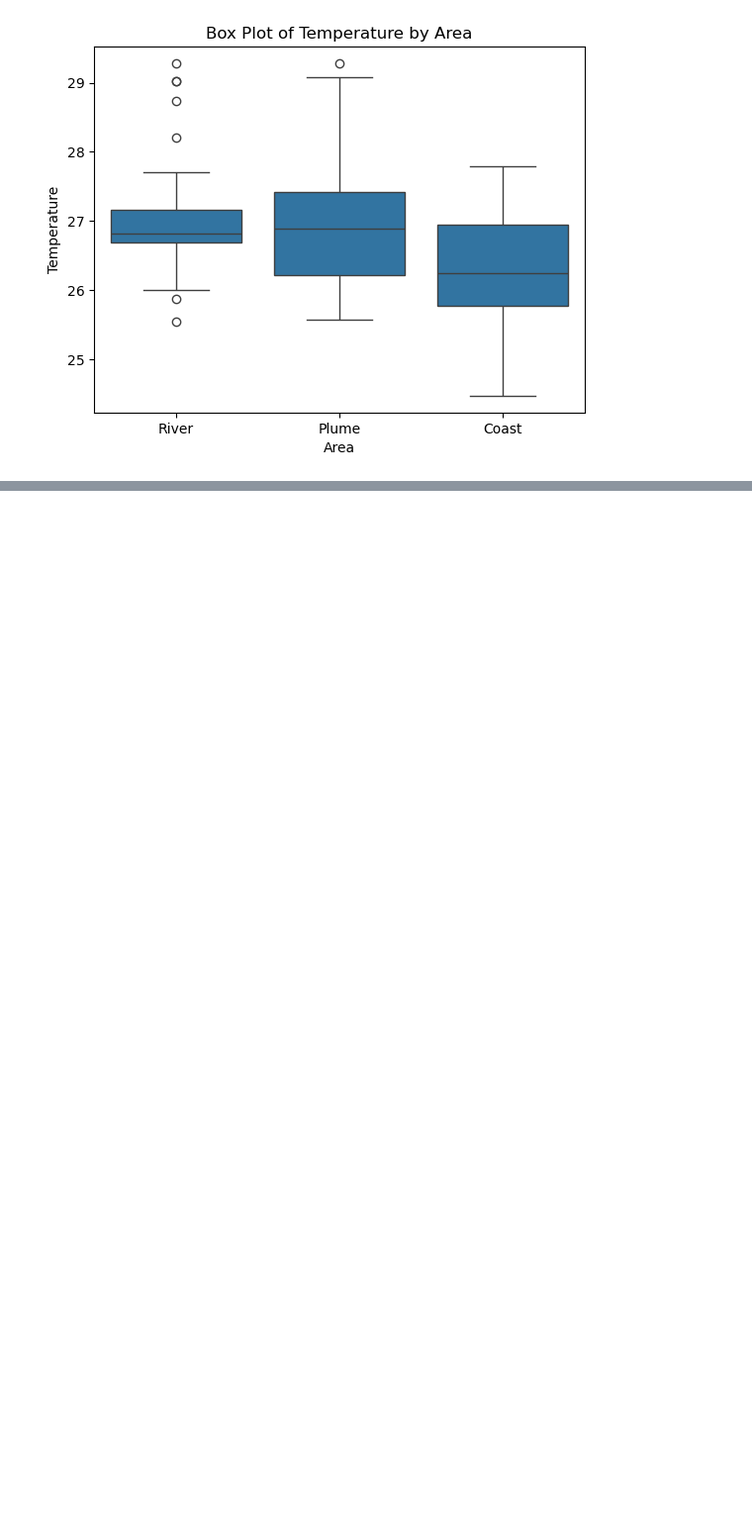
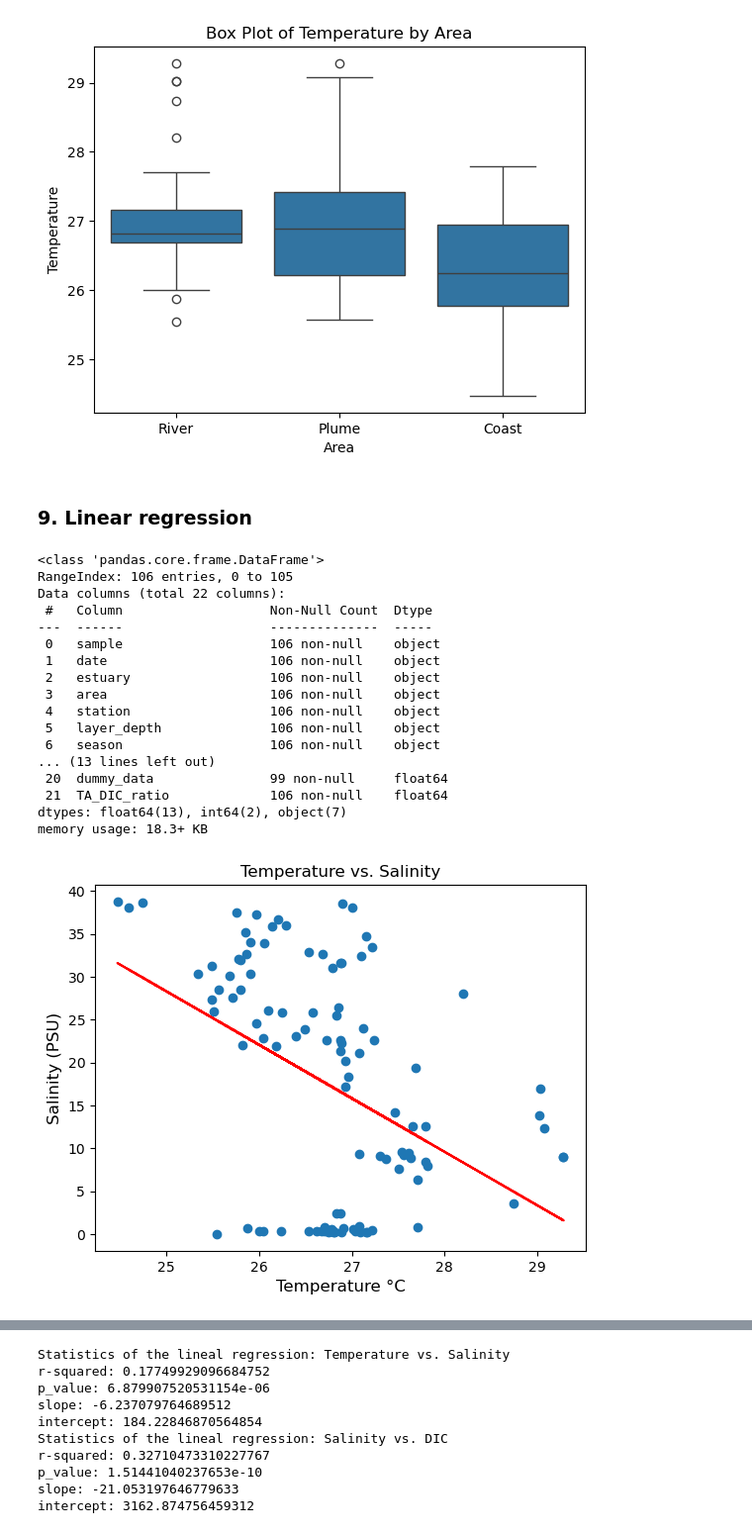
Before and after one commit to Juan-git-fciencias/modelado-ecologico, a Jupyter notebook: Mi script_Juan_Reyes.ipynb, the cells around one changed output, grey strips where cells are left out. Shown at 99% size. Saved outputs shown, nothing was run; the diff lists cells and outputs as text; code cells hidden in the pictures; blank space fills up the shorter version.

Commit message:
Regresion lineal

```diff
--- a/Mi script_Juan_Reyes.ipynb
+++ b/Mi script_Juan_Reyes.ipynb
@@ -381,3 +382,73 @@ p value = 0.021283535690208223
 The difference between groups is statistically significant.
 [figure]
 [figure]
+# %% [markdown]
+### 9. Linear regression
+# %%
+df.info()
+# Get variables for the regression
+x1 = df["temp_c"]
+y1 = df["sal_psu"]
+x2 = df["sal_psu"]
+y2 = df["dic_micromol_kg"]
+
+# Create plot Temperature vs. Salinity
+plt.scatter(x1,y1, label="Temperature vs. Salinity")
+# Add labels and title
+plt.xlabel('Temperature °C', fontsize = 12)
+plt.ylabel('Salinity (PSU)', fontsize = 12)
+plt.title("Temperature vs. Salinity")
+
+# Calculate the linear regression line
+slope1, intercept1, r_value1, p_value1, std_err1 = stats.linregress(x1, y1)
+
+# Plot linear regression
+plt.plot(x1, intercept1 + slope1*x1, 'r', label='fitted line')
+
+plt.show()
+
+# Create plot Salinity vs. DIC
+plt.scatter(x2,y2, label="Salinity vs. DIC")
+# Add labels and title
+plt.xlabel('Salinity (PSU)', fontsize = 12)
+plt.ylabel('DIC($\mu mol  \; kg^{-1}$)', fontsize = 12)
+plt.title("Salinity vs. DIC")
+
+# Calculate the linear regression line
+slope2, intercept2, r_value2, p_value2, std_err2 = stats.linregress(x2, y2)
+
+# Plot linear regression
+plt.plot(x2, intercept2 + slope2*x2, 'r', label='fitted line')
+
+plt.show()
+
+# Print statistics
+print("Statistics of the lineal regression: Temperature vs. Salinity")
+print("r-squared:", r_value1**2)
+print("p_value:", p_value1)
+print("slope:", slope1)
+print("intercept:", intercept1)
+print("Statistics of the lineal regression: Salinity vs. DIC")
+print("r-squared:", r_value2**2)
+print("p_value:", p_value2)
+print("slope:", slope2)
+print("intercept:", intercept2)
+# %% [output]
+<class 'pandas.core.frame.DataFrame'>
+RangeIndex: 106 entries, 0 to 105
+Data columns (total 22 columns):
+ #   Column                   Non-Null Count  Dtype
+---  ------                   --------------  -----
+ 0   sample                   106 non-null    object
+ 1   date                     106 non-null    object
+ 2   estuary                  106 non-null    object
+ 3   area                     106 non-null    object
+ 4   station                  106 non-null    object
+ 5   layer_depth              106 non-null    object
+ 6   season                   106 non-null    object
+... (13 lines left out)
+ 20  dummy_data               99 non-null     float64
+ 21  TA_DIC_ratio             106 non-null    float64
+dtypes: float64(13), int64(2), object(7)
+memory usage: 18.3+ KB
+[figure, added]
@@ -383,0 +456,10 @@ The difference between groups is statistically significant.
+Statistics of the lineal regression: Temperature vs. Salinity
+r-squared: 0.17749929096684752
+p_value: 6.879907520531154e-06
+slope: -6.237079764689512
+intercept: 184.22846870564854
+Statistics of the lineal regression: Salinity vs. DIC
+r-squared: 0.32710473310227767
+p_value: 1.51441040237653e-10
+slope: -21.053197646779633
+intercept: 3162.874756459312
```
Also changed, not shown: parts of 2 cells of this notebook.
